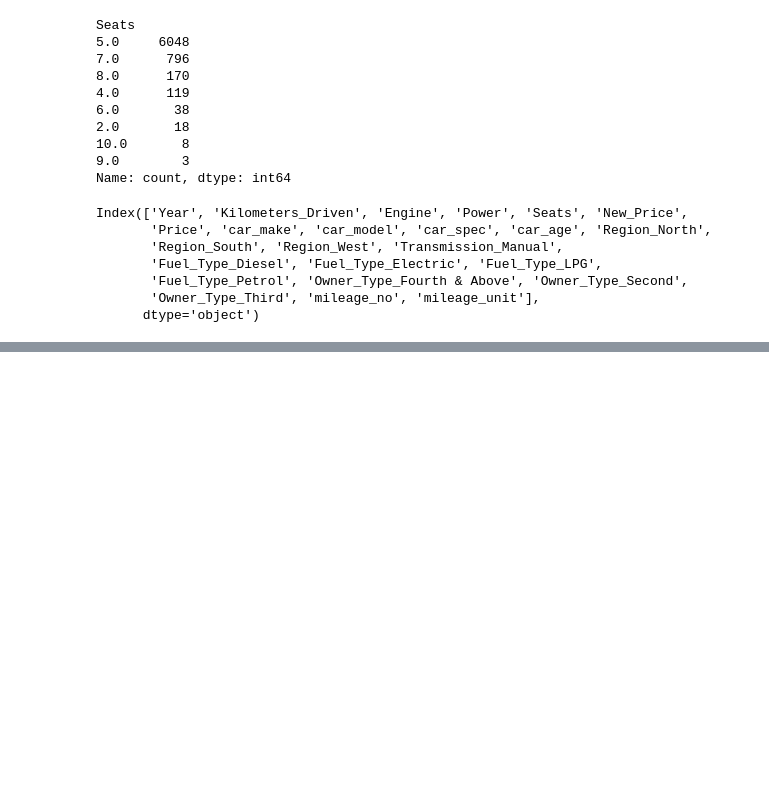
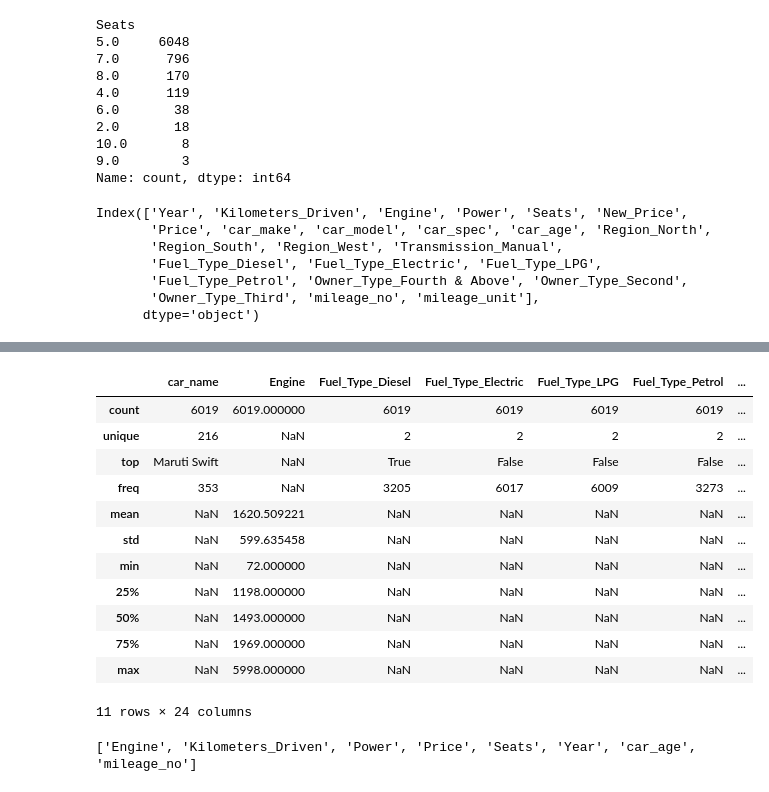
Before and after one commit to ashutosh-bhagat/Car-Resale-Price, a Jupyter notebook: app.ipynb, the cells around one changed output, grey strips where cells are left out. Saved outputs shown, nothing was run; the diff lists cells and outputs as text; code cells hidden in the pictures; blank space fills up the shorter version.

```diff
--- a/app.ipynb
+++ b/app.ipynb
@@ -650,0 +909,2 @@ Name: Price, dtype: float64
+# %%
+df= df.set_index('car_name')
@@ -650,0 +944,21 @@ Name: Price, dtype: float64
+# %%
+df.describe(include='all')
+# %% [output]
+|  | car_name | Engine | Fuel_Type_Diesel | Fuel_Type_Electric | Fuel_Type_LPG | Fuel_Type_Petrol | ... |
+| count | 6019 | 6019.000000 | 6019 | 6019 | 6019 | 6019 | ... |
+| unique | 216 | NaN | 2 | 2 | 2 | 2 | ... |
+| top | Maruti Swift | NaN | True | False | False | False | ... |
+| freq | 353 | NaN | 3205 | 6017 | 6009 | 3273 | ... |
+| mean | NaN | 1620.509221 | NaN | NaN | NaN | NaN | ... |
+| std | NaN | 599.635458 | NaN | NaN | NaN | NaN | ... |
+| min | NaN | 72.000000 | NaN | NaN | NaN | NaN | ... |
+| 25% | NaN | 1198.000000 | NaN | NaN | NaN | NaN | ... |
+| 50% | NaN | 1493.000000 | NaN | NaN | NaN | NaN | ... |
+| 75% | NaN | 1969.000000 | NaN | NaN | NaN | NaN | ... |
+| max | NaN | 5998.000000 | NaN | NaN | NaN | NaN | ... |
+11 rows × 24 columns
+# %%
+num_var= df.select_dtypes(include=np.number).columns.to_list()
+print(num_var)
+# %% [output]
+['Engine', 'Kilometers_Driven', 'Power', 'Price', 'Seats', 'Year', 'car_age', 'mileage_no']
```
Also changed, not shown: parts of 38 cells of this notebook.
